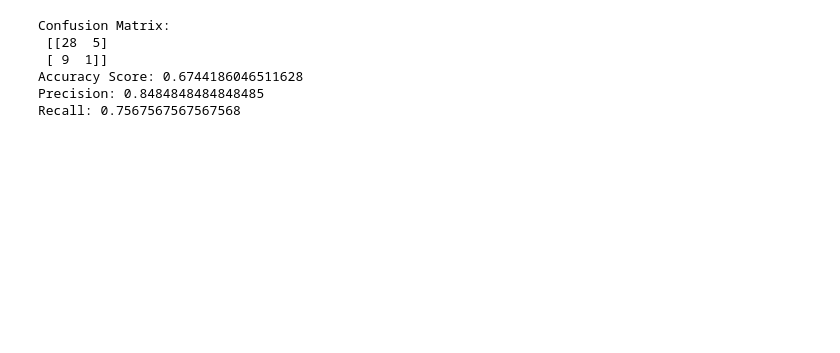
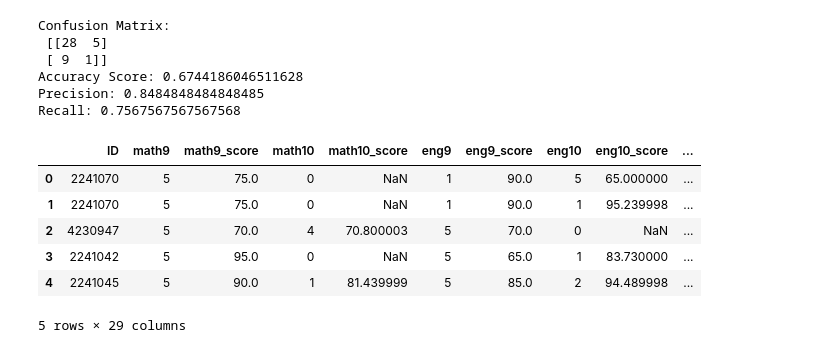
Before and after one commit to michaelzwartz/Science-Elective-Enrollment, a Jupyter notebook: Analysis.ipynb, the cells around one changed output. Drawn from its saved outputs; the diff is of its cells as text; code cells hidden in the pictures; blank space fills up the shorter version.

```diff
--- a/Analysis.ipynb
+++ b/Analysis.ipynb
@@ -152,3 +258,19 @@ Confusion Matrix:
 Accuracy Score: 0.6744186046511628
 Precision: 0.8484848484848485
 Recall: 0.7567567567567568
+# %%
+#fuzzy c-means to predict student success in chemistry
+from sklearn.preprocessing import StandardScaler
+#from sklearn.cluster import FuzzyCMeans
+
+df.head()
+#X = iris.data[:, :2]
+#y = iris.target
+# %% [output]
+|  | ID | math9 | math9_score | math10 | math10_score | eng9 | eng9_score | eng10 | eng10_score | ... |
+| 0 | 2241070 | 5 | 75.0 | 0 | NaN | 1 | 90.0 | 5 | 65.000000 | ... |
+| 1 | 2241070 | 5 | 75.0 | 0 | NaN | 1 | 90.0 | 1 | 95.239998 | ... |
+| 2 | 4230947 | 5 | 70.0 | 4 | 70.800003 | 5 | 70.0 | 0 | NaN | ... |
+| 3 | 2241042 | 5 | 95.0 | 0 | NaN | 5 | 65.0 | 1 | 83.730000 | ... |
+| 4 | 2241045 | 5 | 90.0 | 1 | 81.439999 | 5 | 85.0 | 2 | 94.489998 | ... |
+5 rows × 29 columns
```
Also changed, not shown: parts of 5 cells of this notebook.
